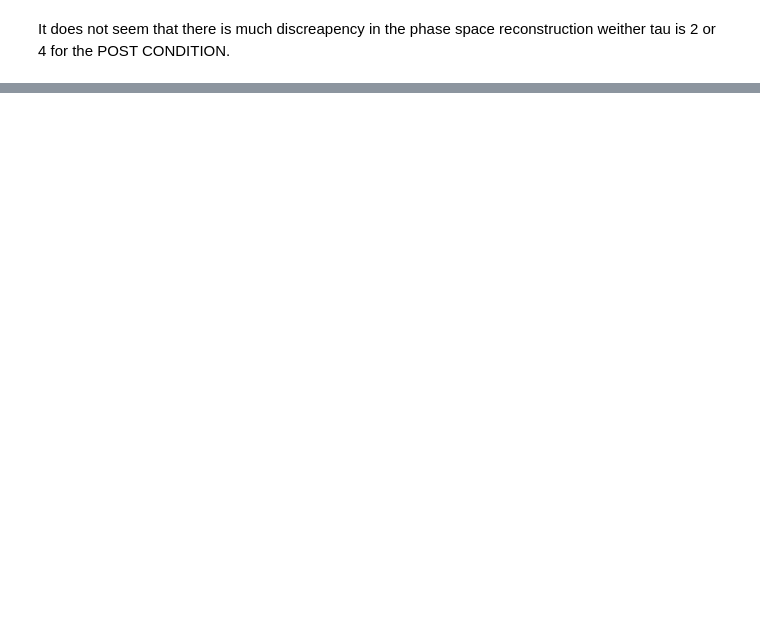
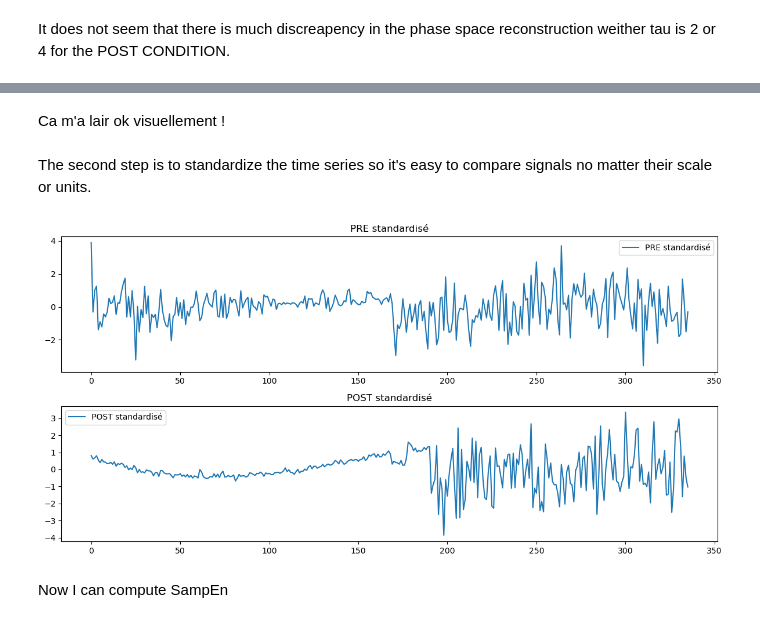
Before and after one commit to lucassavona85-png/Time-Series, a Jupyter notebook: code/RAW_BIA_LOADING.ipynb, the cells around one changed output, grey strips where cells are left out. Cells and saved outputs as stored; diff of their text form; code cells hidden in the pictures; blank space fills up the shorter version.

Commit message:
Add SampEn and surrogate testing

```diff
--- a/code/RAW_BIA_LOADING.ipynb
+++ b/code/RAW_BIA_LOADING.ipynb
@@ -353,0 +489,22 @@ It does not seem that there is much discreapency in the phase space reconstructi
+# %%
+# Detrending
+from statsmodels.tsa.stattools import adfuller
+
+# Fonction pour détrending polynomial
+def detrend_polynomial(signal, order=3):
+    x = np.arange(len(signal))
+    coeffs = np.polyfit(x, signal, order)
+    trend = np.polyval(coeffs, x)
+    detrended = signal - trend
+    return detrended
+
+# Applique détrending ordre 3
+pha_pre_detrended = detrend_polynomial(pha_pre, order=3)
+pha_post_detrended = detrend_polynomial(pha_post, order=3)
+
+# Test de stationnarité pour verifier l'effet du detrending
+# si p > 0.05 -> non stationnaire
+pha_pre_detrended_p = adfuller(pha_pre_detrended)
+pha_post_detrended_p = adfuller(pha_post_detrended)
+print(f"p-value (ordre 3): {pha_pre_detrended_p[1]}")
+print(f"p-value (ordre 3): {pha_post_detrended_p[1]}")
@@ -353,0 +573,23 @@ It does not seem that there is much discreapency in the phase space reconstructi
+# %% [markdown]
+Ca m'a lair ok visuellement !
+# %% [markdown]
+
+The second step is to standardize the time series so it's easy to compare signals no matter their scale or units.
+# %%
+pha_pre_std = (pha_pre_detrended - np.mean(pha_pre_detrended)) / np.std(pha_pre_detrended)
+pha_post_std = (pha_post_detrended - np.mean(pha_post_detrended)) / np.std(pha_post_detrended)
+# %%
+# verification visuelle entre avant / après standardisation pour pre et post
+fig, axes = plt.subplots(2, 1, figsize=(12, 6))
+axes[0].plot(pha_pre_std, label='PRE standardisé')
+axes[0].set_title('PRE standardisé')
+axes[0].legend()
+axes[1].plot(pha_post_std, label='POST standardisé')
+axes[1].set_title('POST standardisé')
+axes[1].legend()
+plt.tight_layout()
+plt.show()
+# %% [output]
+[figure, added]
+# %% [markdown]
+Now I can compute SampEn
```
Also changed, not shown: parts of 21 cells of this notebook.
